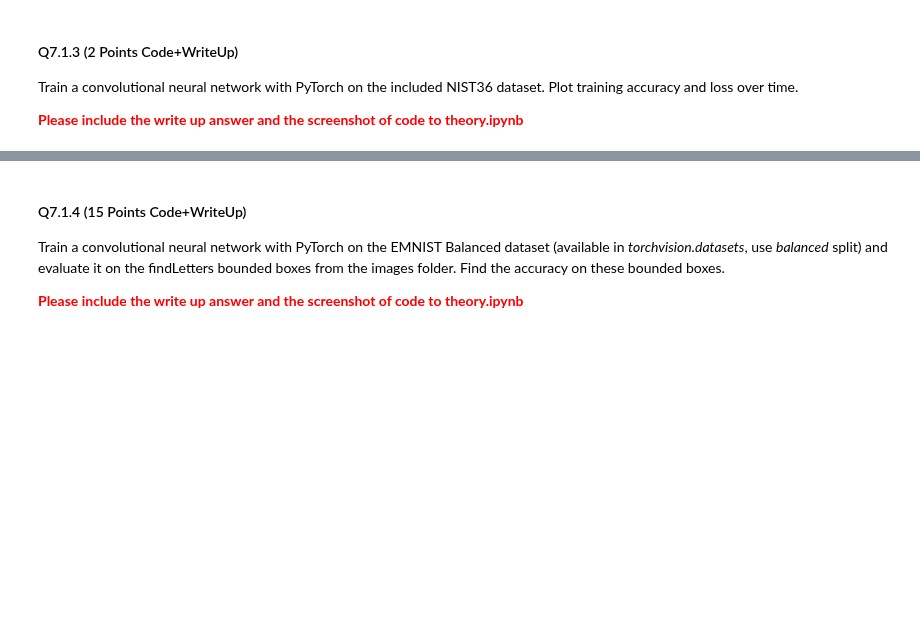
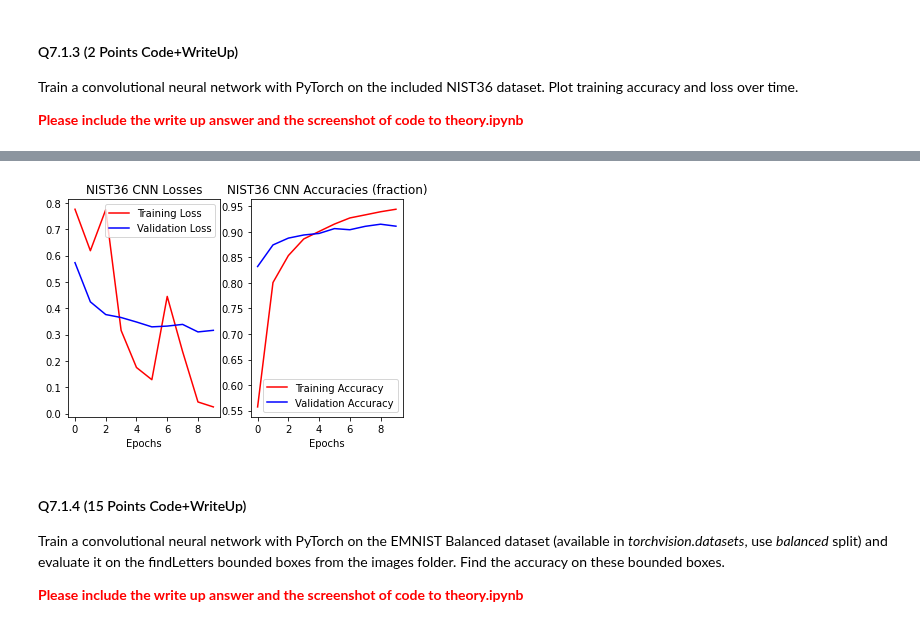
Before and after one commit to FranzEricSchneider/szeliski-algorithms-n-apps, a Jupyter notebook: class/hw3/q7.ipynb, the cells around one changed output, grey strips where cells are left out. Drawn from its saved outputs; the diff is of its cells as text; code cells hidden in the pictures; blank space fills up the shorter version.

```diff
--- a/class/hw3/q7.ipynb
+++ b/class/hw3/q7.ipynb
@@ -104,0 +394,16 @@ raise NotImplementedError()
+# %%
+model = ConvNet(fcin=12544, fcmid=256, fcout=36).to(device)
+optimizer = torch.optim.Adadelta(model.parameters())
+epochs = 5
+
+nist36CNN_train_losses = []
+nist36CNN_train_accs = []
+nist36CNN_test_losses = []
+nist36CNN_test_accs = []
+for epoch in range(1, epochs + 1):
+    ltrain, atrain = conv_train(model, device, train_loader, optimizer, epoch)
+    ltest, atest = conv_test(model, device, valid_loader)
+    nist36CNN_train_losses.append(ltrain)
+    nist36CNN_train_accs.append(atrain)
+    nist36CNN_test_losses.append(ltest)
+    nist36CNN_test_accs.append(atest)
@@ -105,3 +428,18 @@ raise NotImplementedError()
+# %%
+figure, axes = plt.subplots(1, 2)
+axes[0].plot(nist36CNN_train_losses, "r", label="Training Loss")
+axes[0].plot(nist36CNN_test_losses, "b", label="Validation Loss")
+axes[1].plot(nist36CNN_train_accs, "r", label="Training Accuracy")
+axes[1].plot(nist36CNN_test_accs, "b", label="Validation Accuracy")
+axes[0].legend()
+axes[1].legend()
+axes[0].set_xlabel("Epochs")
+axes[1].set_xlabel("Epochs")
+axes[0].set_title("NIST36 CNN Losses")
+axes[1].set_title("NIST36 CNN Accuracies (fraction)")
+plt.show()
+# %% [output]
+[figure, added]
 # %% [markdown]
 #### Q7.1.4 (15 Points Code+WriteUp)
 
```
Also changed, not shown: parts of 15 cells of this notebook, 2 other files.
